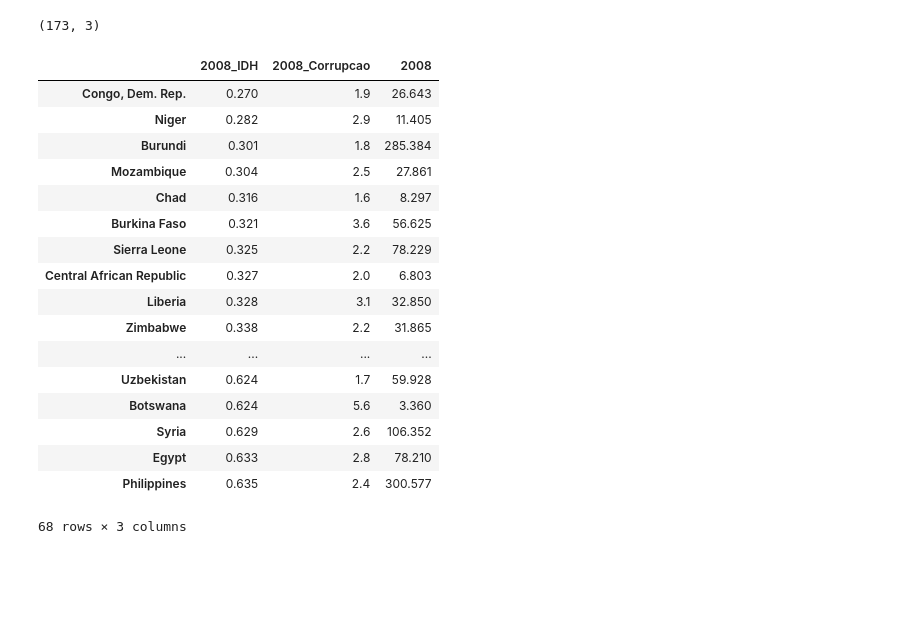
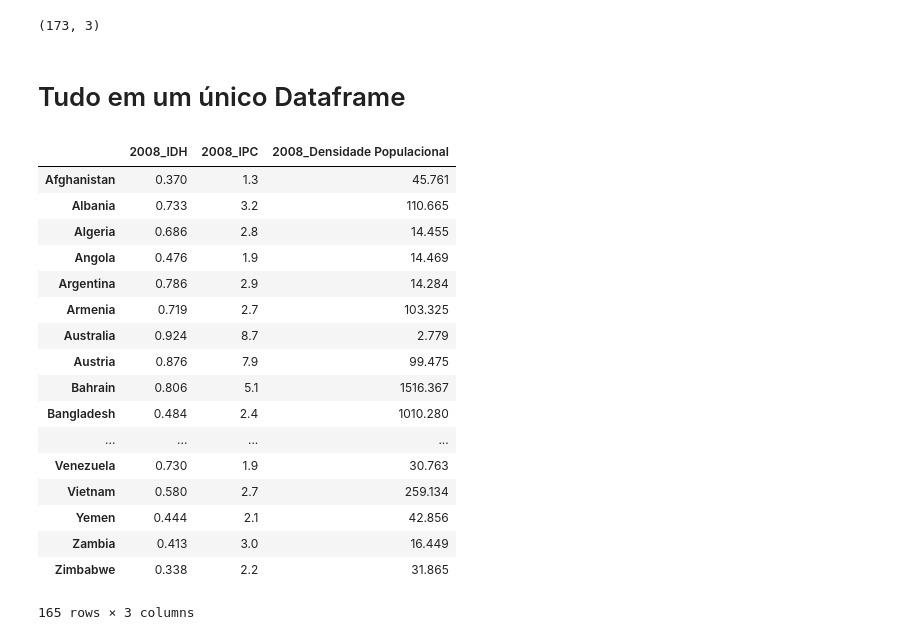
Before and after one commit to Ptchavarelli/Projeto-1-Ci-ncia-dos-Dados, a Jupyter notebook: Projeto 1 Paulo Chavarelli.ipynb, the cells around one changed output. Saved outputs shown, nothing was run; the diff lists cells and outputs as text; code cells hidden in the pictures; blank space fills up the shorter version.

```diff
--- a/Projeto 1 Paulo Chavarelli.ipynb
+++ b/Projeto 1 Paulo Chavarelli.ipynb
@@ -60,26 +72,30 @@ Junto = pt.join(Population_idx, how="inner",)
 Junto.shape
 # %% [output]
 (173, 3)
+# %% [markdown]
+# Tudo em um único Dataframe
 # %%
 #Junto.loc[['Afghanistan','Albania','Argentina','Armenia','Belarus','Bolivia','Bosnia and Herzegovina','Brazil','Bulgaria','Cambodia','Cameroon','Central African Republic','Chile','Colombia','Costa Rica','Croatia','Ecuador','Egypt','Hungary','Iraq','Malaysia','Mexico','Montenegro','Paraguay','Peru','Qatar','Romania','Russia','Serbia','Sri Lanka','Tajikistan','Tanzania','Thailand','Timor-Leste','Turkey','Ukraine','United States','Uruguay','New Zealand']].sort_values('2008_IDH')
 Junto.dropna(axis=0,how='any',thresh=None,subset=None,inplace=True)
 Junto.sort_values('2008_IDH').head(68)
+Junto.columns=['2008_IDH','2008_IPC','2008_Densidade Populacional']
+Junto
 # %% [output]
-|  | 2008_IDH | 2008_Corrupcao | 2008 |
-| Congo, Dem. Rep. | 0.270 | 1.9 | 26.643 |
-| Niger | 0.282 | 2.9 | 11.405 |
-| Burundi | 0.301 | 1.8 | 285.384 |
-| Mozambique | 0.304 | 2.5 | 27.861 |
-| Chad | 0.316 | 1.6 | 8.297 |
-| Burkina Faso | 0.321 | 3.6 | 56.625 |
-| Sierra Leone | 0.325 | 2.2 | 78.229 |
-| Central African Republic | 0.327 | 2.0 | 6.803 |
-| Liberia | 0.328 | 3.1 | 32.850 |
+|  | 2008_IDH | 2008_IPC | 2008_Densidade Populacional |
+| Afghanistan | 0.370 | 1.3 | 45.761 |
+| Albania | 0.733 | 3.2 | 110.665 |
+| Algeria | 0.686 | 2.8 | 14.455 |
+| Angola | 0.476 | 1.9 | 14.469 |
+| Argentina | 0.786 | 2.9 | 14.284 |
+| Armenia | 0.719 | 2.7 | 103.325 |
+| Australia | 0.924 | 8.7 | 2.779 |
+| Austria | 0.876 | 7.9 | 99.475 |
+| Bahrain | 0.806 | 5.1 | 1516.367 |
+| Bangladesh | 0.484 | 2.4 | 1010.280 |
+| ... | ... | ... | ... |
+| Venezuela | 0.730 | 1.9 | 30.763 |
+| Vietnam | 0.580 | 2.7 | 259.134 |
+| Yemen | 0.444 | 2.1 | 42.856 |
+| Zambia | 0.413 | 3.0 | 16.449 |
 | Zimbabwe | 0.338 | 2.2 | 31.865 |
-| ... | ... | ... | ... |
-| Uzbekistan | 0.624 | 1.7 | 59.928 |
-| Botswana | 0.624 | 5.6 | 3.360 |
-| Syria | 0.629 | 2.6 | 106.352 |
-| Egypt | 0.633 | 2.8 | 78.210 |
-| Philippines | 0.635 | 2.4 | 300.577 |
-68 rows × 3 columns
+165 rows × 3 columns
```
Also changed, not shown: parts of 47 cells of this notebook, 9 other files.
